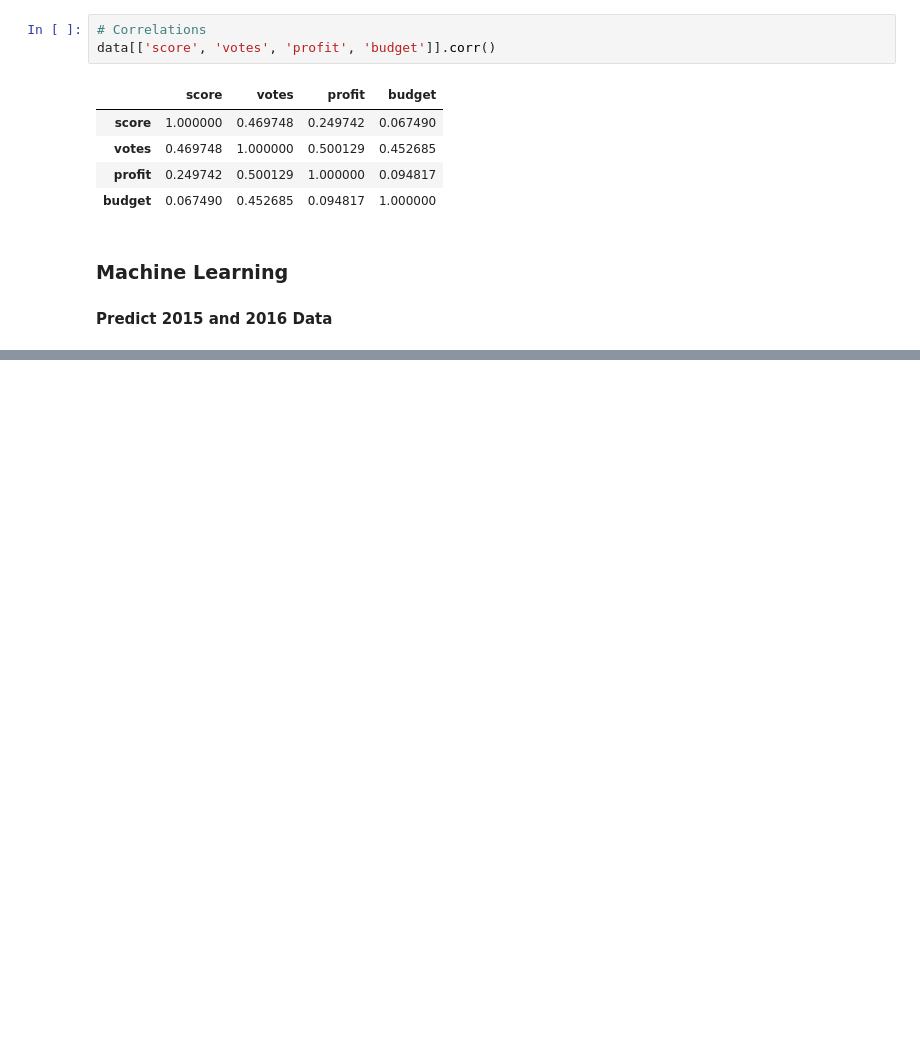
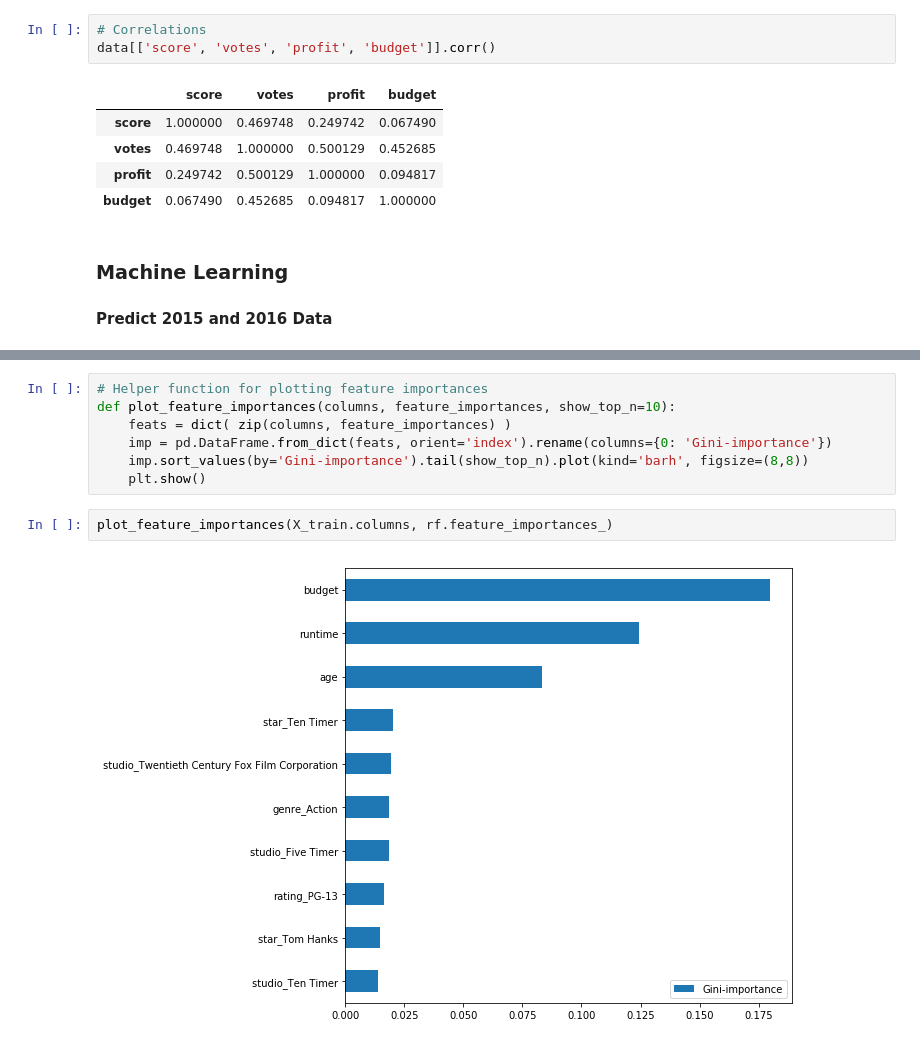
Before and after one commit to NujjA/Tech-Interview-Practice, a Jupyter notebook: Box Office Predictions.ipynb, the cells around one changed output, grey strips where cells are left out. Saved outputs shown, nothing was run; the diff lists cells and outputs as text; blank space fills up the shorter version.

```diff
--- a/Box Office Predictions.ipynb
+++ b/Box Office Predictions.ipynb
@@ -226,0 +262,11 @@ data[['score', 'votes', 'profit', 'budget']].corr()
+# %%
+# Helper function for plotting feature importances
+def plot_feature_importances(columns, feature_importances, show_top_n=10):
+    feats = dict( zip(columns, feature_importances) )
+    imp = pd.DataFrame.from_dict(feats, orient='index').rename(columns={0: 'Gini-importance'})
+    imp.sort_values(by='Gini-importance').tail(show_top_n).plot(kind='barh', figsize=(8,8))
+    plt.show()
+# %%
+plot_feature_importances(X_train.columns, rf.feature_importances_)
+# %% [output]
+[figure, added]
```
Also changed, not shown: parts of 14 cells of this notebook.
